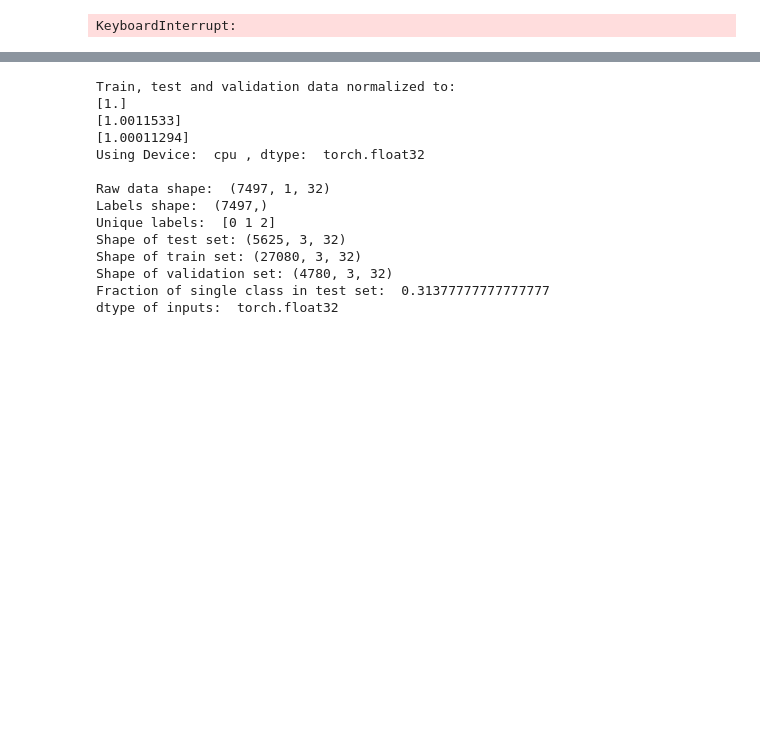
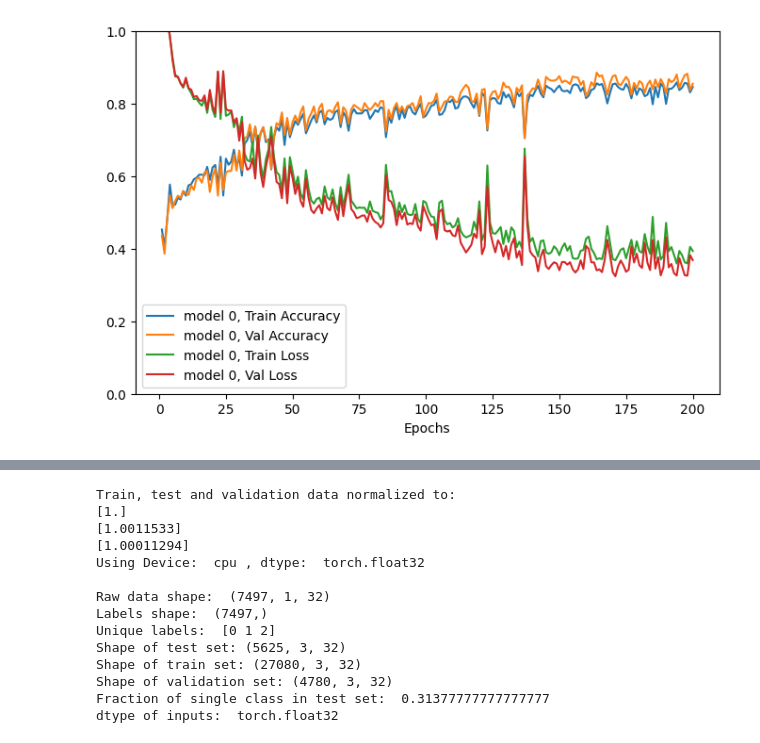
Before and after one commit to GuiMacielPereira/sensor_ML, a Jupyter notebook: data_processing/lstm_pytorch.sync.ipynb, the cells around one changed output, grey strips where cells are left out. Drawn from its saved outputs; the diff is of its cells as text; code cells hidden in the pictures; blank space fills up the shorter version.

```diff
--- a/data_processing/lstm_pytorch.sync.ipynb
+++ b/data_processing/lstm_pytorch.sync.ipynb
@@ -5,16 +5,17 @@ import torch.nn as nn
 from torch.autograd import Variable
 import torch
 from core_functions import Data, Trainer, plot_train, test_accuracy
-from networks import lstm
+from networks import lstm, lstm_pool
 
+input_size = 4
 dataPath = "./second_collection_triggs_rels_32.npz"
 D = Data(dataPath, triggers=True, releases=False)
 D.split()
 D.normalize()
-D.reshape_for_lstm(input_size=8)
+D.reshape_for_lstm(input_size=input_size, sliding=True)
 D.tensors_to_device()
 D.print_shapes()
-model = lstm(input_size=8, hidden_size=8, out_size=3)
+model = lstm(input_size=input_size, hidden_size=16, out_size=3)
 T = Trainer(D)
 T.setup(model, learning_rate=1e-2, weight_decay=1e-3, batch_size=2*256, max_epochs=200, verbose=True)
 T.train_model(model)
@@ -42,4 +43,4 @@ End of epoch 109:loss_tr=1.099, loss_val=1.099, train=30.2%, val=28.1%
-KeyboardInterrupt:
+[figure, added]
 # %%
 # Look at CNN-LSTM
 import torch.nn as nn
```
Also changed, not shown: parts of 5 cells of this notebook, 4 other files.
